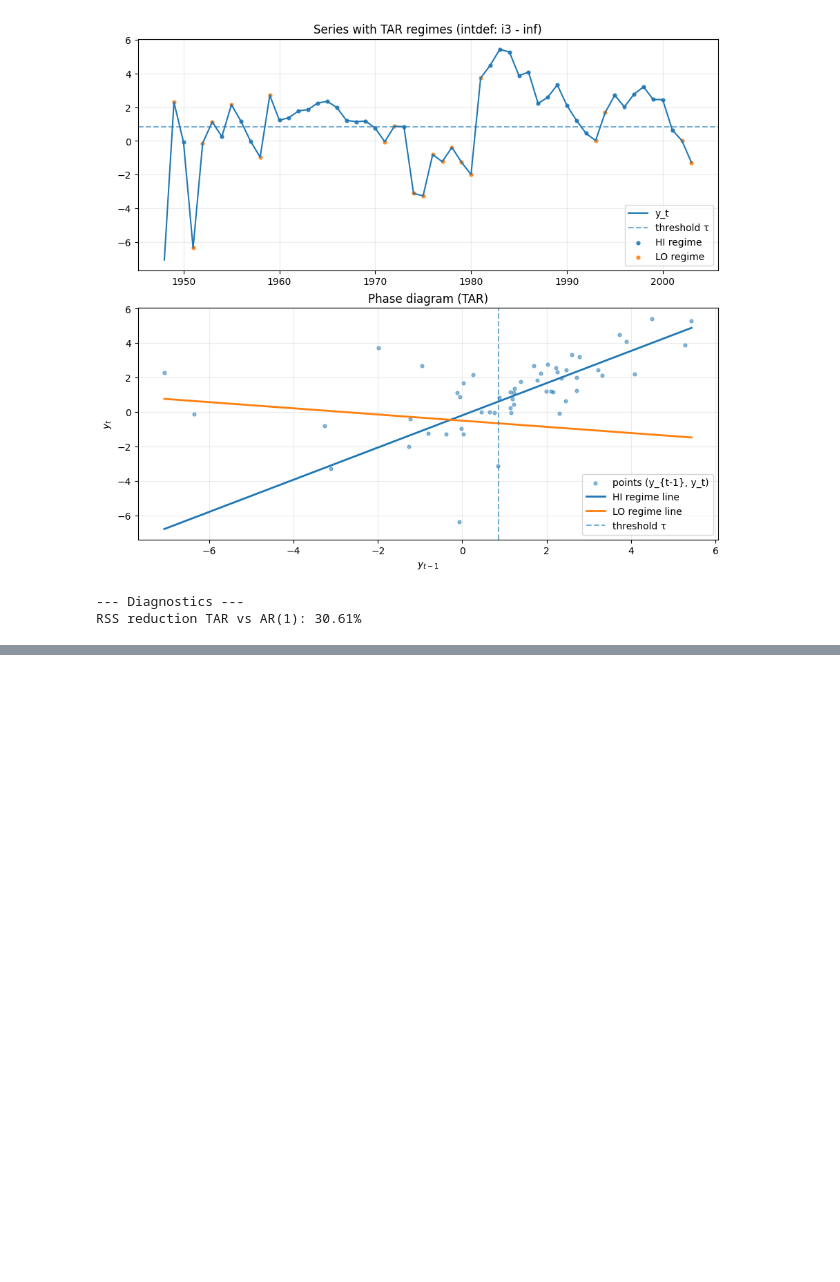
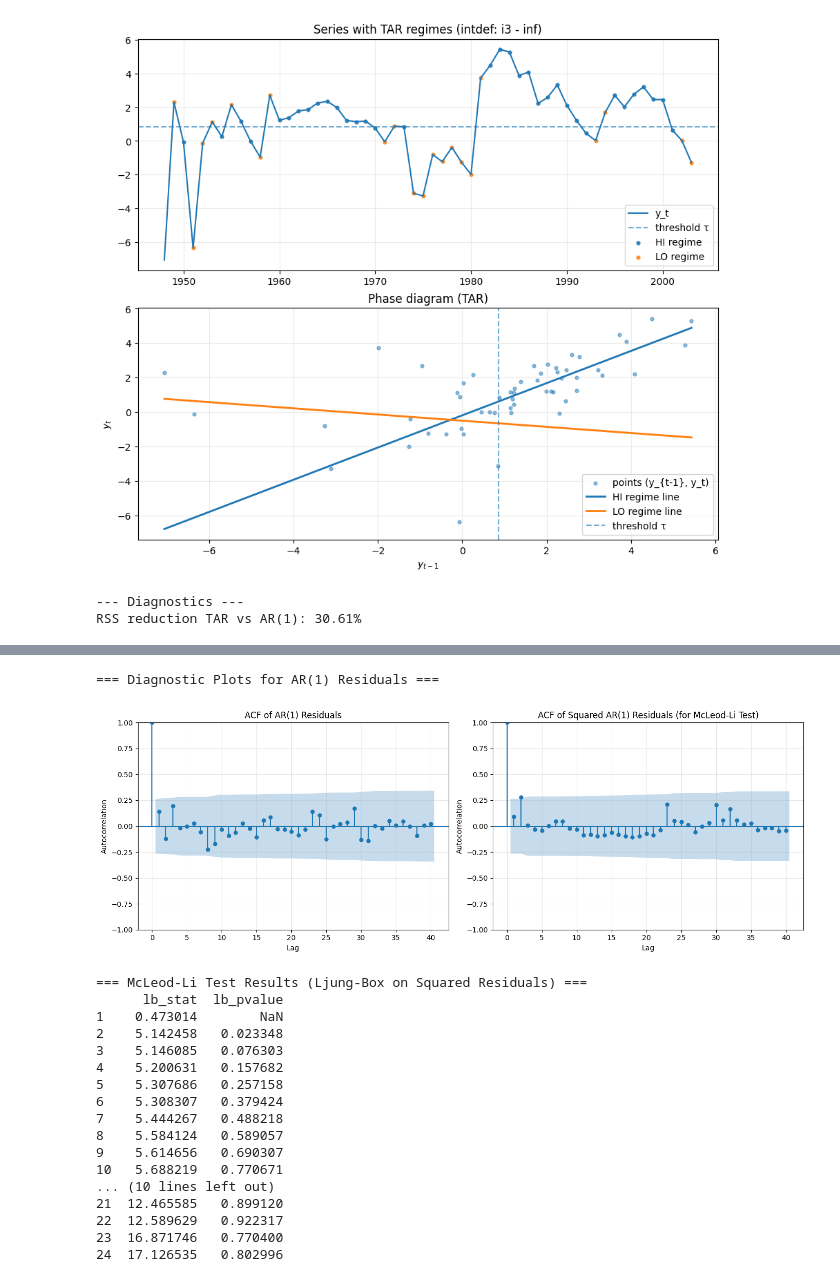
Before and after one commit to davescordova/Applied-Econometric-Time-Series-Walter-Enders, a Jupyter notebook: Chapter 7.ipynb, the cells around one changed output, grey strips where cells are left out. Drawn from its saved outputs; the diff is of its cells as text; code cells hidden in the pictures; blank space fills up the shorter version.

```diff
--- a/Chapter 7.ipynb
+++ b/Chapter 7.ipynb
@@ -148,0 +342,64 @@ RSS reduction TAR vs AR(1): 30.61%
+# %%
+## ACF and McLeod-Li test
+
+# ===================================================================
+# DIAGNOSTIC TESTS on AR(1) RESIDUALS
+# We test the residuals of the linear model to see if nonlinearity is present.
+# ===================================================================
+
+# 1) Get the residuals from the benchmark AR(1) model
+resid_ar1 = ar1.resid.dropna()
+
+# ===================================================================
+# 2) ACF PLOT OF RESIDUALS (Checks for Linear Structure)
+# ===================================================================
+print("\n=== Diagnostic Plots for AR(1) Residuals ===")
+fig, ax = plt.subplots(1, 2, figsize=(14, 5))
+
+# Plot ACF of the residuals themselves
+plot_acf(resid_ar1, ax=ax[0], lags=40, title='ACF of AR(1) Residuals')
+ax[0].set_xlabel("Lag")
+ax[0].set_ylabel("Autocorrelation")
+ax[0].grid(alpha=0.3)
+
+# ===================================================================
+# 3) MCLEOD-LI TEST (Checks for Nonlinear Structure / ARCH effects)
+# This involves checking the ACF of the SQUARED residuals.
+# ===================================================================
+
+# Plot ACF of the SQUARED residuals
+plot_acf(resid_ar1**2, ax=ax[1], lags=40, title='ACF of Squared AR(1) Residuals (for McLeod-Li Test)')
+ax[1].set_xlabel("Lag")
+ax[1].set_ylabel("Autocorrelation")
+ax[1].grid(alpha=0.3)
+
+plt.tight_layout()
+plt.show()
+
+# Perform the formal McLeod-Li test using the Ljung-Box test on squared residuals
+print("\n=== McLeod-Li Test Results (Ljung-Box on Squared Residuals) ===")
+# The degrees of freedom for the test must be adjusted by the number of
+# parameters in the original model (p+q). For AR(1), p=1, q=0, so model_df=1.
+ml_test_results = acorr_ljungbox(resid_ar1**2, lags=range(1, 25), model_df=1, return_df=True)
+
+print(ml_test_results)
+# %% [output]
+=== Diagnostic Plots for AR(1) Residuals ===
+[figure, added]
+=== McLeod-Li Test Results (Ljung-Box on Squared Residuals) ===
+      lb_stat  lb_pvalue
+1    0.473014        NaN
+2    5.142458   0.023348
+3    5.146085   0.076303
+4    5.200631   0.157682
+5    5.307686   0.257158
+6    5.308307   0.379424
+7    5.444267   0.488218
+8    5.584124   0.589057
+9    5.614656   0.690307
+10   5.688219   0.770671
+... (10 lines left out)
+21  12.465585   0.899120
+22  12.589629   0.922317
+23  16.871746   0.770400
+24  17.126535   0.802996
```
Also changed, not shown: parts of 12 cells of this notebook, 1 other file.
